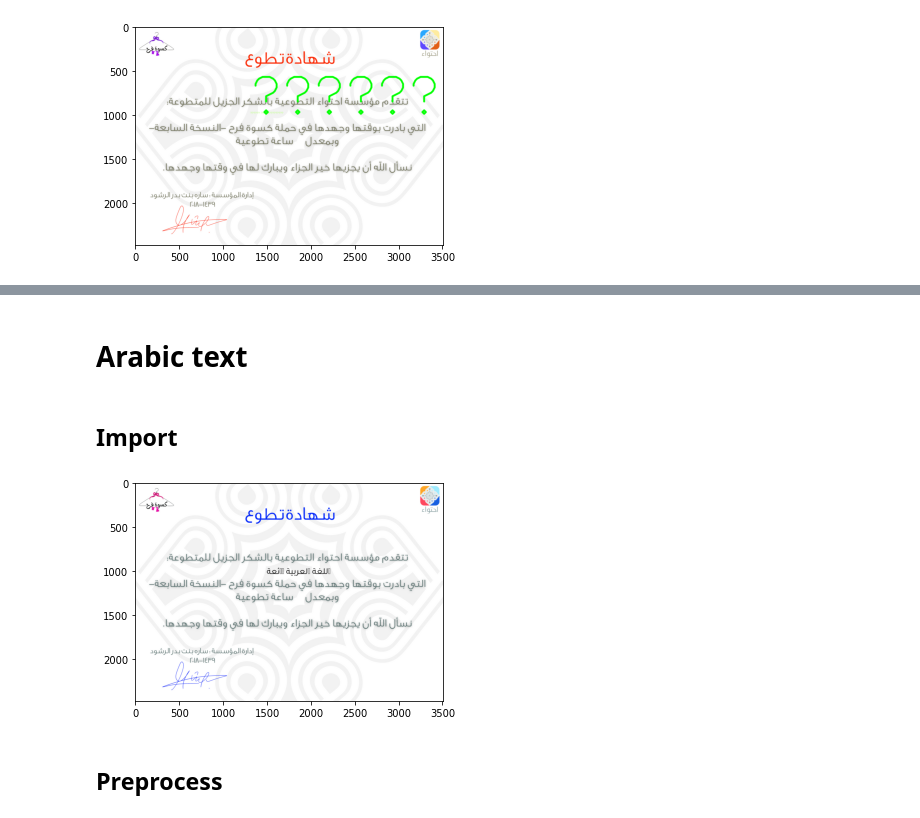
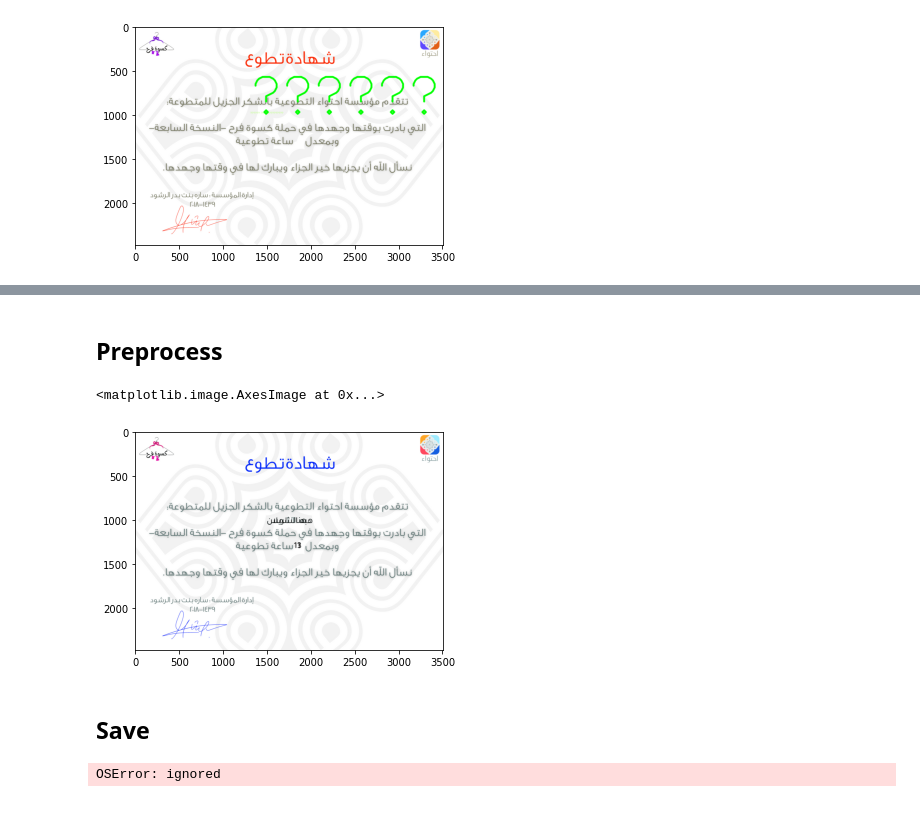
Before and after one commit to HebahAlshamlan/CertificateGenerator, a Jupyter notebook: CertificateAutoGenerator.ipynb, the cells around one changed output, grey strips where cells are left out. Cells and saved outputs as stored; diff of their text form; code cells hidden in the pictures.

```diff
--- a/CertificateAutoGenerator.ipynb
+++ b/CertificateAutoGenerator.ipynb
@@ -83,22 +119,19 @@ image.save("Me_with_text.jpg")
-# %% [markdown]
-# Arabic text
-# %% [markdown]
-## Import
-# %%
-text_to_be_reshaped =  'اللغة العربية رائعة'
-image = Image.open("شهادة متطوعات كسوة فرح ٧.jpg")
-draw = ImageDraw.Draw(image)
-# %% [output]
-[figure, removed]
 # %% [markdown]
 ## Preprocess
 # %%
-reshaped_text = arabic_reshaper.reshape(text_to_be_reshaped)
-rev_text = reshaped_text[::-1]  # slice backwards
+import arabic_reshaper
+# reshaped_text = arabic_reshaper.reshape(text_to_be_reshaped)
+# rev_text = reshaped_text[::-1]  # slice backwards
+hours_ = '13'
 # %%
  # use a truetype font
 font = ImageFont.truetype("Tajawal-Regular.ttf", 100)
-draw.text((1500 , 970 ), rev_text, font=font)
+draw.text((1500 , 970 ) ,text_to_be_reshaped, font=font,fill=(255, 104, 86))
+draw.text((1810 , 1255 ), hours_, font=font)
 
 plt.imshow(image)
-image.save("Me_with_text.jpg")
+# %% [output]
+<matplotlib.image.AxesImage at 0x...>
+[figure, added]
+# %% [markdown]
+## Save
@@ -104,0 +140,25 @@ image.save("Me_with_text.jpg")
+# %%
+# install: pip install --upgrade arabic-reshaper
+import arabic_reshaper
+
+# install: pip install python-bidi
+from bidi.algorithm import get_display
+
+text = "هبه الشملان"
+reshaped_text = arabic_reshaper.reshape(text)    # correct its shape
+bidi_text = get_display(reshaped_text)           # correct its direction
+
+from PIL import ImageFont, ImageDraw, Image
+image = Image.open("شهادة متطوعات كسوة فرح ٧.jpg")
+
+draw = ImageDraw.Draw(image)
+
+ # use a truetype font
+font = ImageFont.truetype("aldhabi.ttf", 100)
+
+draw.text((1313 ,987), bidi_text, font=font)
+
+plt.imshow(image)
+image.save("Me_with_text.jpg")
+# %% [output]
+OSError: ignored
```
Also changed, not shown: parts of 14 cells of this notebook.
